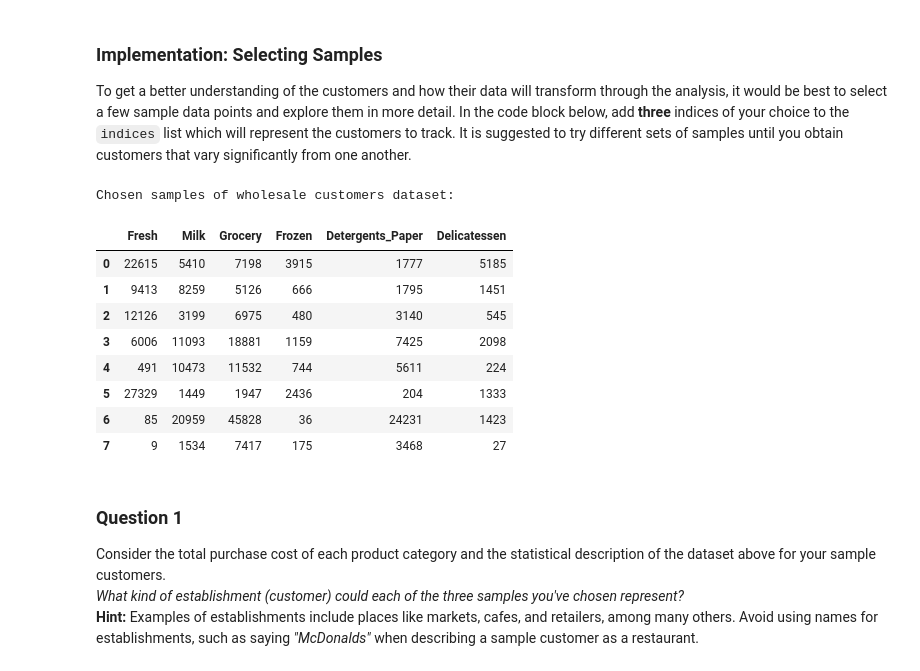
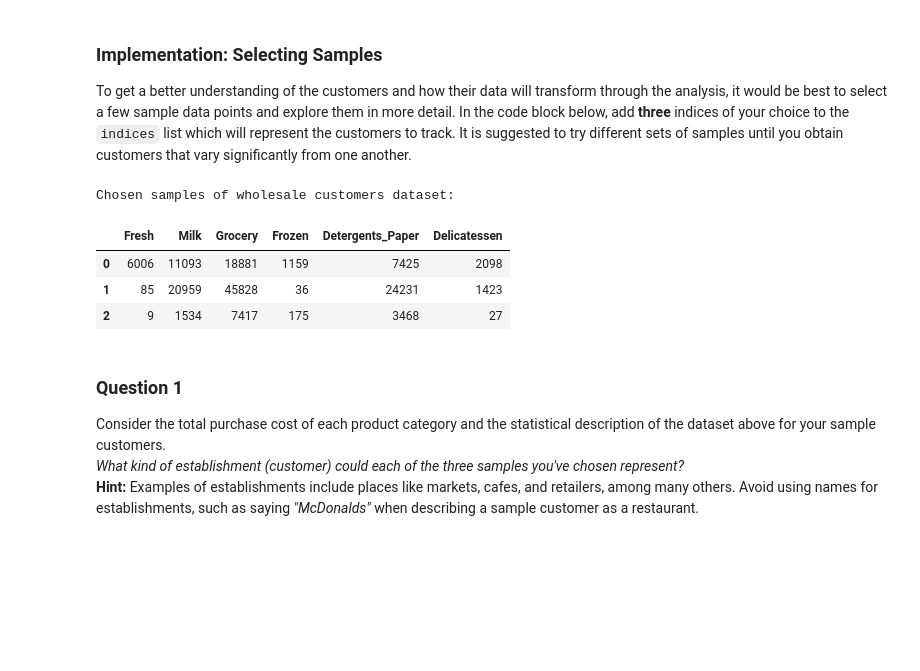
Before and after one commit to airjulio/NanoMachineLearning, a Jupyter notebook: 03_customer_segments/customer_segments.ipynb, the cells around one changed output. Drawn from its saved outputs; the diff is of its cells as text; code cells hidden in the pictures; blank space fills up the shorter version.

```diff
--- a/03_customer_segments/customer_segments.ipynb
+++ b/03_customer_segments/customer_segments.ipynb
@@ -58,23 +58,17 @@ display(data.describe())
 To get a better understanding of the customers and how their data will transform through the analysis, it would be best to select a few sample data points and explore them in more detail. In the code block below, add **three** indices of your choice to the `indices` list which will represent the customers to track. It is suggested to try different sets of samples until you obtain customers that vary significantly from one another.
 # %%
 # TODO: Select three indices of your choice you wish to sample from the dataset
-indices = [4, 5, 6, 9, 53, 54, 65, 66]
-
+indices = [9, 65, 66]
 # Create a DataFrame of the chosen samples
 samples = pd.DataFrame(data.loc[indices], columns = data.keys()).reset_index(drop = True)
 print "Chosen samples of wholesale customers dataset:"
 display(samples)
 # %% [output]
 Chosen samples of wholesale customers dataset:
 |  | Fresh | Milk | Grocery | Frozen | Detergents_Paper | Delicatessen |
-| 0 | 22615 | 5410 | 7198 | 3915 | 1777 | 5185 |
-| 1 | 9413 | 8259 | 5126 | 666 | 1795 | 1451 |
-| 2 | 12126 | 3199 | 6975 | 480 | 3140 | 545 |
-| 3 | 6006 | 11093 | 18881 | 1159 | 7425 | 2098 |
-| 4 | 491 | 10473 | 11532 | 744 | 5611 | 224 |
-| 5 | 27329 | 1449 | 1947 | 2436 | 204 | 1333 |
-| 6 | 85 | 20959 | 45828 | 36 | 24231 | 1423 |
-| 7 | 9 | 1534 | 7417 | 175 | 3468 | 27 |
+| 0 | 6006 | 11093 | 18881 | 1159 | 7425 | 2098 |
+| 1 | 85 | 20959 | 45828 | 36 | 24231 | 1423 |
+| 2 | 9 | 1534 | 7417 | 175 | 3468 | 27 |
 # %% [markdown]
 ### Question 1
 Consider the total purchase cost of each product category and the statistical description of the dataset above for your sample customers.
```
Also changed, not shown: parts of 5 cells of this notebook.
